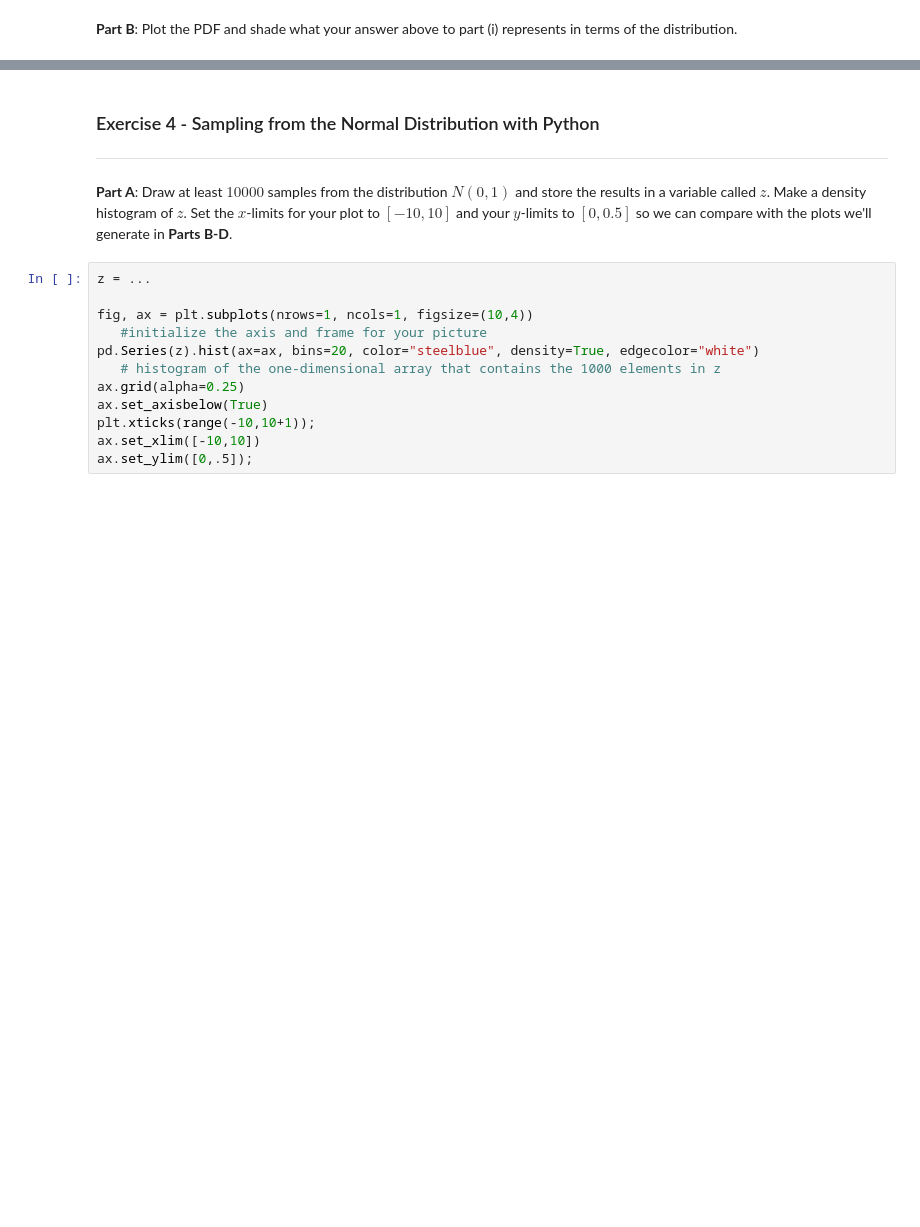
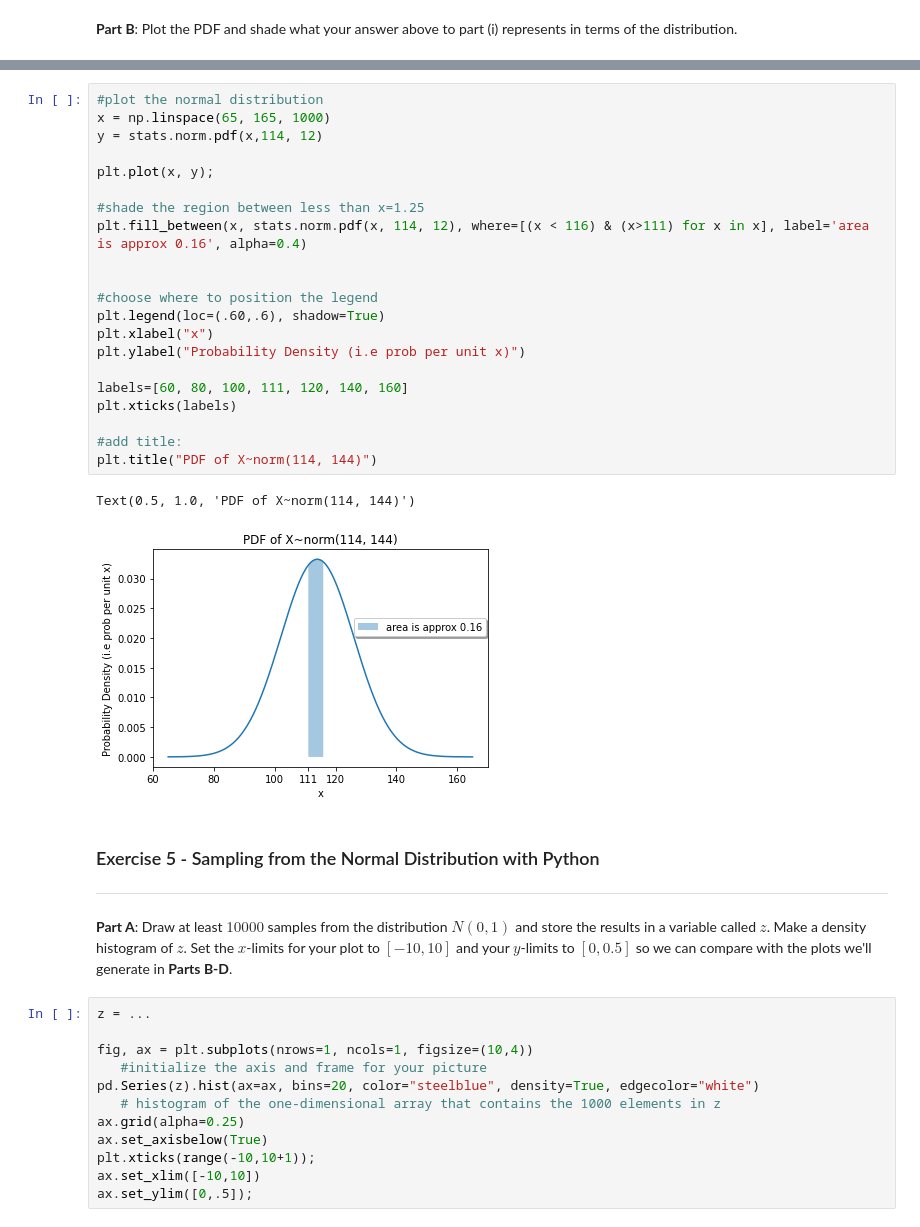
Before and after one commit to csci3022/sp24-student, a Jupyter notebook: lec/lec14/lec14_contRV.ipynb, the cells around one changed output, grey strips where cells are left out. Saved outputs shown, nothing was run; the diff lists cells and outputs as text; blank space fills up the shorter version.

```diff
--- a/lec/lec14/lec14_contRV.ipynb
+++ b/lec/lec14/lec14_contRV.ipynb
@@ -201,5 +235,29 @@ Text(0.5, 1.0, 'PDF of X~norm(2, 3)')
+# %%
+#plot the normal distribution
+x = np.linspace(65, 165, 1000)
+y = stats.norm.pdf(x,114, 12)
+
+plt.plot(x, y);
+
+#shade the region between less than x=1.25
+plt.fill_between(x, stats.norm.pdf(x, 114, 12), where=[(x < 116) & (x>111) for x in x], label='area is approx 0.16', alpha=0.4)
+
+
+#choose where to position the legend
+plt.legend(loc=(.60,.6), shadow=True)
+plt.xlabel("x")
+plt.ylabel("Probability Density (i.e prob per unit x)")
+
+labels=[60, 80, 100, 111, 120, 140, 160]
+plt.xticks(labels)
+
+#add title:
+plt.title("PDF of X~norm(114, 144)")
+# %% [output]
+Text(0.5, 1.0, 'PDF of X~norm(114, 144)')
+[figure, added]
 # %% [markdown]
-### Exercise 4 - Sampling from the Normal Distribution with Python
+### Exercise 5 - Sampling from the Normal Distribution with Python
 ***
 
 **Part A**: Draw at least $10000$ samples from the distribution $N(0,1)$ and store the results in a variable called $z$.  Make a density histogram of $z$. Set the $x$-limits for your plot to $[-10,10]$ and your $y$-limits to $[0,0.5]$ so we can compare with the plots we'll generate in **Parts B-D**.
```
Also changed, not shown: parts of 9 cells of this notebook.
